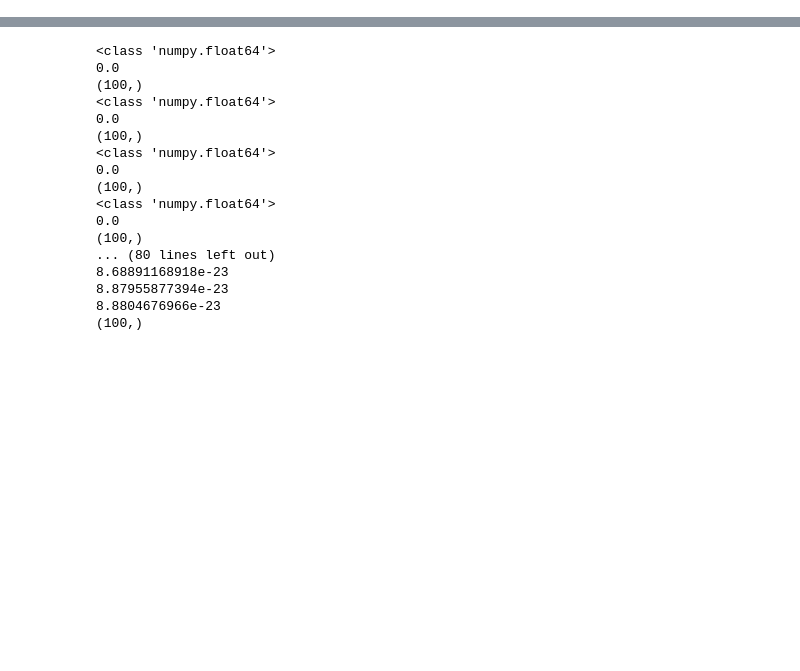
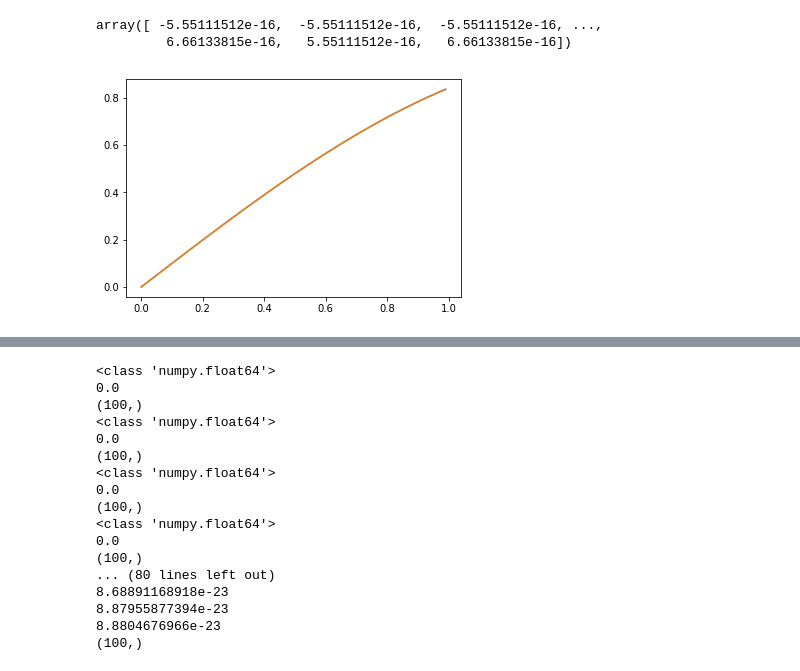
Before and after one commit to bjorgve/multiwavelets, a Jupyter notebook: MW.ipynb, the cells around one changed output, grey strips where cells are left out. Drawn from its saved outputs; the diff is of its cells as text; code cells hidden in the pictures; blank space fills up the shorter version.

```diff
--- a/MW.ipynb
+++ b/MW.ipynb
@@ -122,0 +29,11 @@ def func(scale,max_order,f,x):
+# %%
+interpolating(3,4,x)
+# %% [output]
+array([ -5.55111512e-16,  -5.55111512e-16,  -5.55111512e-16, ...,
+         6.66133815e-16,   5.55111512e-16,   6.66133815e-16])
+# %%
+x = np.arange(0,1,.01)
+plt.plot(x,np.sin(x),x,sc.func_proj(0,20,np.sin,x))
+plt.show()
+# %% [output]
+[figure, added]
```
Also changed, not shown: parts of 14 cells of this notebook, 1 other file.
